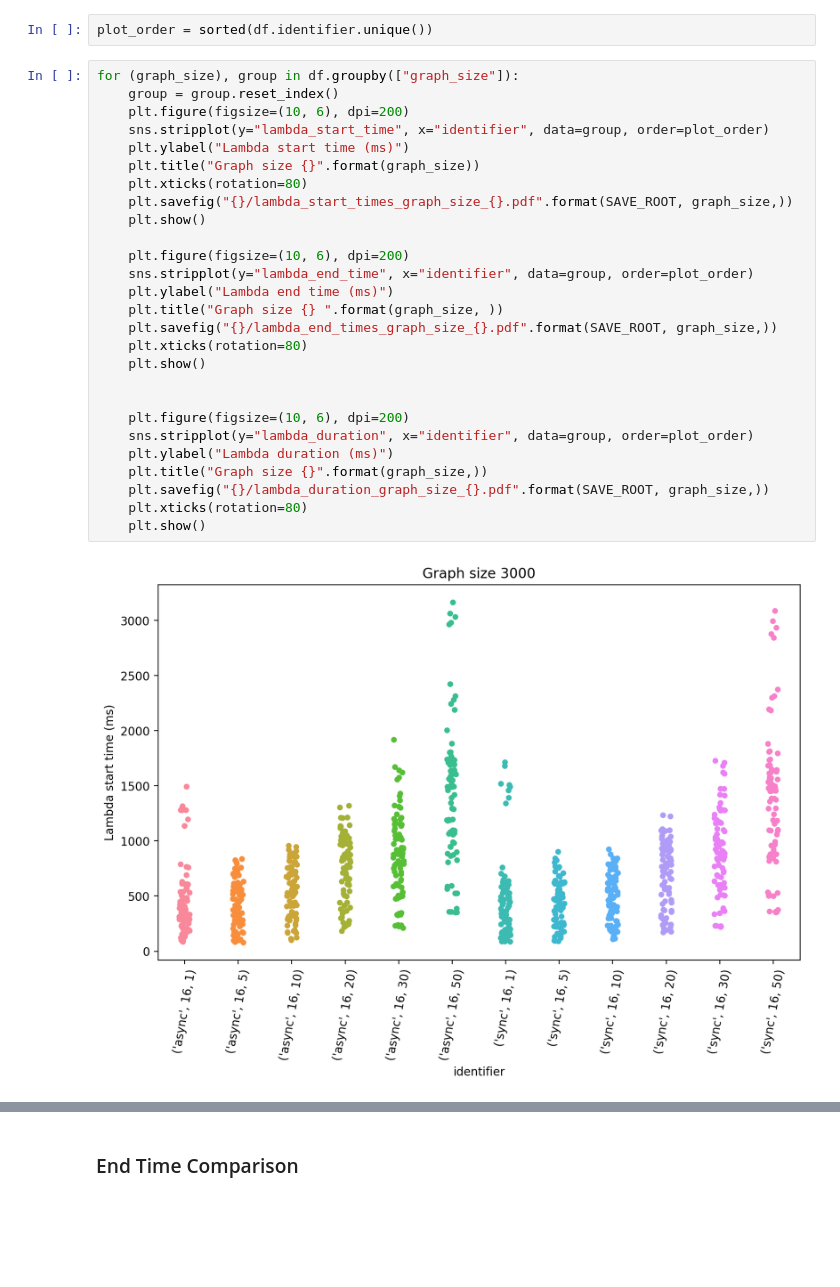
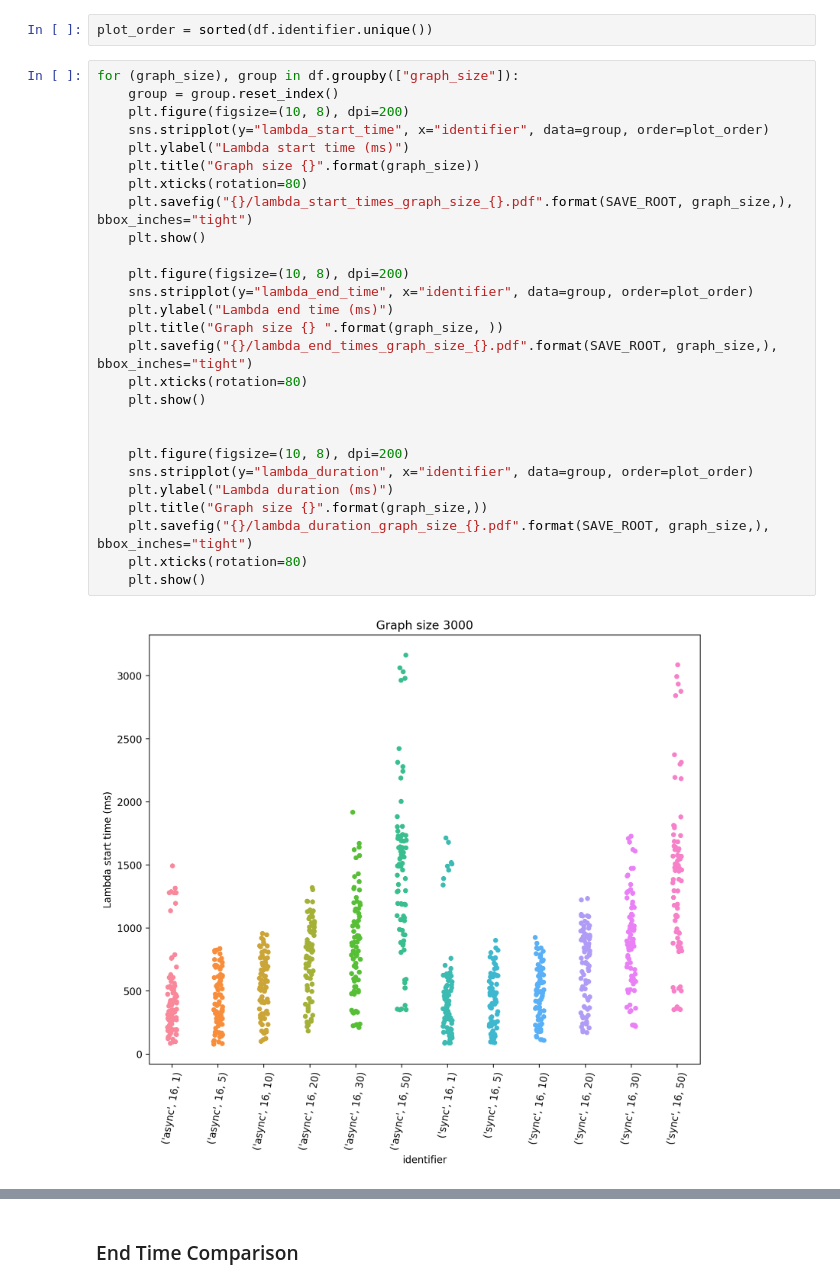
Before and after one commit to cryingpotat0/graph_mplambda, a Jupyter notebook: scripts/plotting-aggregate.ipynb, the cells around one changed output, grey strips where cells are left out. Cells and saved outputs as stored; diff of their text form; blank space fills up the shorter version.

Commit message:
more plotting changes

```diff
--- a/scripts/plotting-aggregate.ipynb
+++ b/scripts/plotting-aggregate.ipynb
@@ -58,29 +58,29 @@ plot_order = sorted(df.identifier.unique())
 # %%
 for (graph_size), group in df.groupby(["graph_size"]):
     group = group.reset_index()
-    plt.figure(figsize=(10, 6), dpi=200)
+    plt.figure(figsize=(10, 8), dpi=200)
     sns.stripplot(y="lambda_start_time", x="identifier", data=group, order=plot_order)
     plt.ylabel("Lambda start time (ms)")
     plt.title("Graph size {}".format(graph_size))
     plt.xticks(rotation=80)
-    plt.savefig("{}/lambda_start_times_graph_size_{}.pdf".format(SAVE_ROOT, graph_size,))
+    plt.savefig("{}/lambda_start_times_graph_size_{}.pdf".format(SAVE_ROOT, graph_size,), bbox_inches="tight")
     plt.show()
 
-    plt.figure(figsize=(10, 6), dpi=200)
+    plt.figure(figsize=(10, 8), dpi=200)
     sns.stripplot(y="lambda_end_time", x="identifier", data=group, order=plot_order)
     plt.ylabel("Lambda end time (ms)")
     plt.title("Graph size {} ".format(graph_size, ))
-    plt.savefig("{}/lambda_end_times_graph_size_{}.pdf".format(SAVE_ROOT, graph_size,))
+    plt.savefig("{}/lambda_end_times_graph_size_{}.pdf".format(SAVE_ROOT, graph_size,), bbox_inches="tight")
     plt.xticks(rotation=80)
     plt.show()
 
 
-    plt.figure(figsize=(10, 6), dpi=200)
+    plt.figure(figsize=(10, 8), dpi=200)
     sns.stripplot(y="lambda_duration", x="identifier", data=group, order=plot_order)
     plt.ylabel("Lambda duration (ms)")
     plt.title("Graph size {}".format(graph_size,))
-    plt.savefig("{}/lambda_duration_graph_size_{}.pdf".format(SAVE_ROOT, graph_size,))
+    plt.savefig("{}/lambda_duration_graph_size_{}.pdf".format(SAVE_ROOT, graph_size,), bbox_inches="tight")
     plt.xticks(rotation=80)
     plt.show()
 # %% [output]
-[figure, old version]
+[figure, new version]
```
Also changed, not shown: parts of 6 cells of this notebook.
